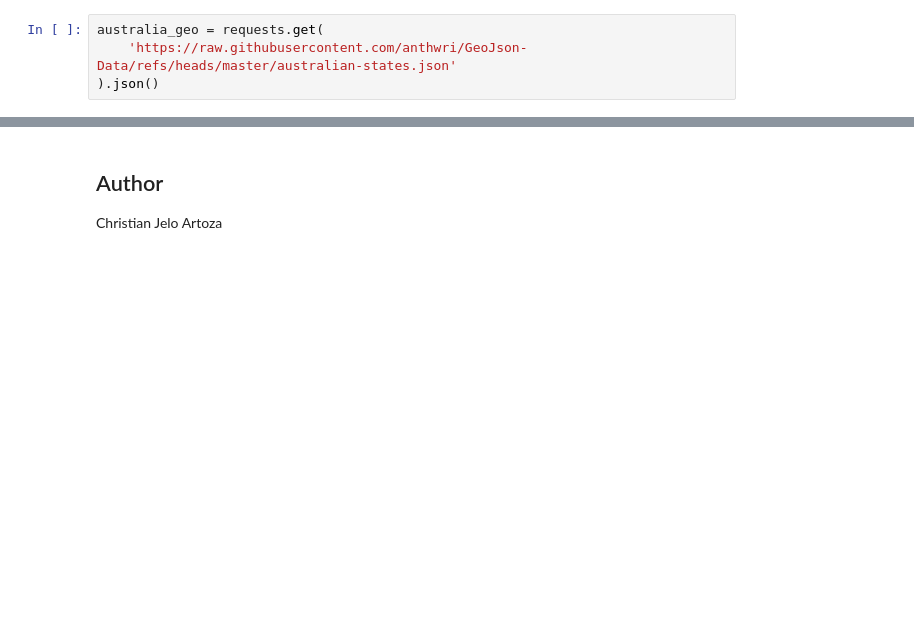
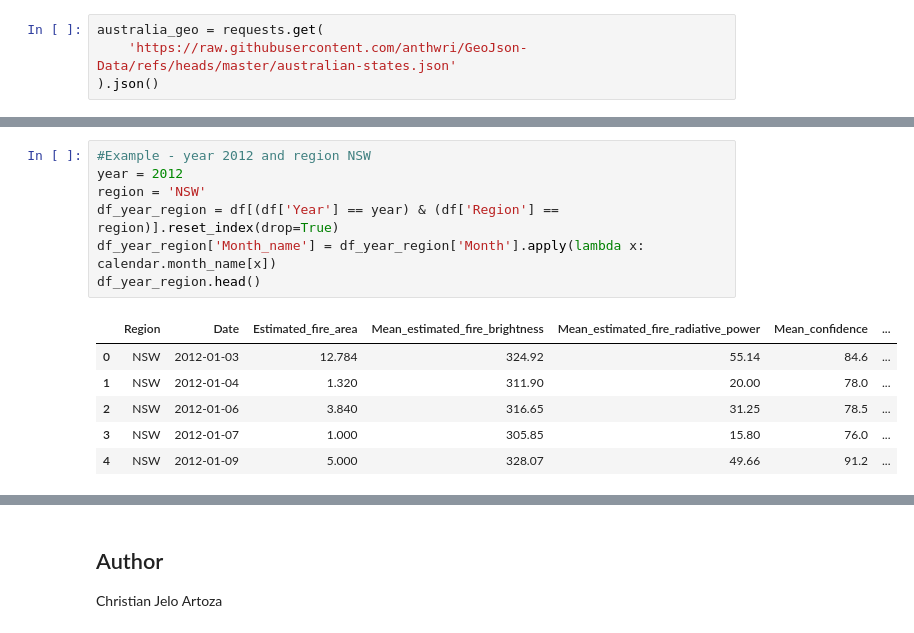
Before and after one commit to svd-jelo/IBM-Data-Science-Specialization, a Jupyter notebook: Course-8_Data-Visualization/practice-project/Course-8-Practice-Project_Australia-Wildfire.ipynb, the cells around one changed output, grey strips where cells are left out. Saved outputs shown, nothing was run; the diff lists cells and outputs as text; blank space fills up the shorter version.

```diff
--- a/Course-8_Data-Visualization/Course-8-Practice-Project_Australia-Wildfire.ipynb
+++ b/Course-8_Data-Visualization/practice-project/Course-8-Practice-Project_Australia-Wildfire.ipynb
@@ -353,0 +369,14 @@ australia_map
+# %%
+#Example - year 2012 and region NSW
+year = 2012
+region = 'NSW'
+df_year_region = df[(df['Year'] == year) & (df['Region'] == region)].reset_index(drop=True)
+df_year_region['Month_name'] = df_year_region['Month'].apply(lambda x: calendar.month_name[x])
+df_year_region.head()
+# %% [output]
+|  | Region | Date | Estimated_fire_area | Mean_estimated_fire_brightness | Mean_estimated_fire_radiative_power | Mean_confidence | ... |
+| 0 | NSW | 2012-01-03 | 12.784 | 324.92 | 55.14 | 84.6 | ... |
+| 1 | NSW | 2012-01-04 | 1.320 | 311.90 | 20.00 | 78.0 | ... |
+| 2 | NSW | 2012-01-06 | 3.840 | 316.65 | 31.25 | 78.5 | ... |
+| 3 | NSW | 2012-01-07 | 1.000 | 305.85 | 15.80 | 76.0 | ... |
+| 4 | NSW | 2012-01-09 | 5.000 | 328.07 | 49.66 | 91.2 | ... |
```
Also changed, not shown: parts of 18 cells of this notebook, 4 other files.
